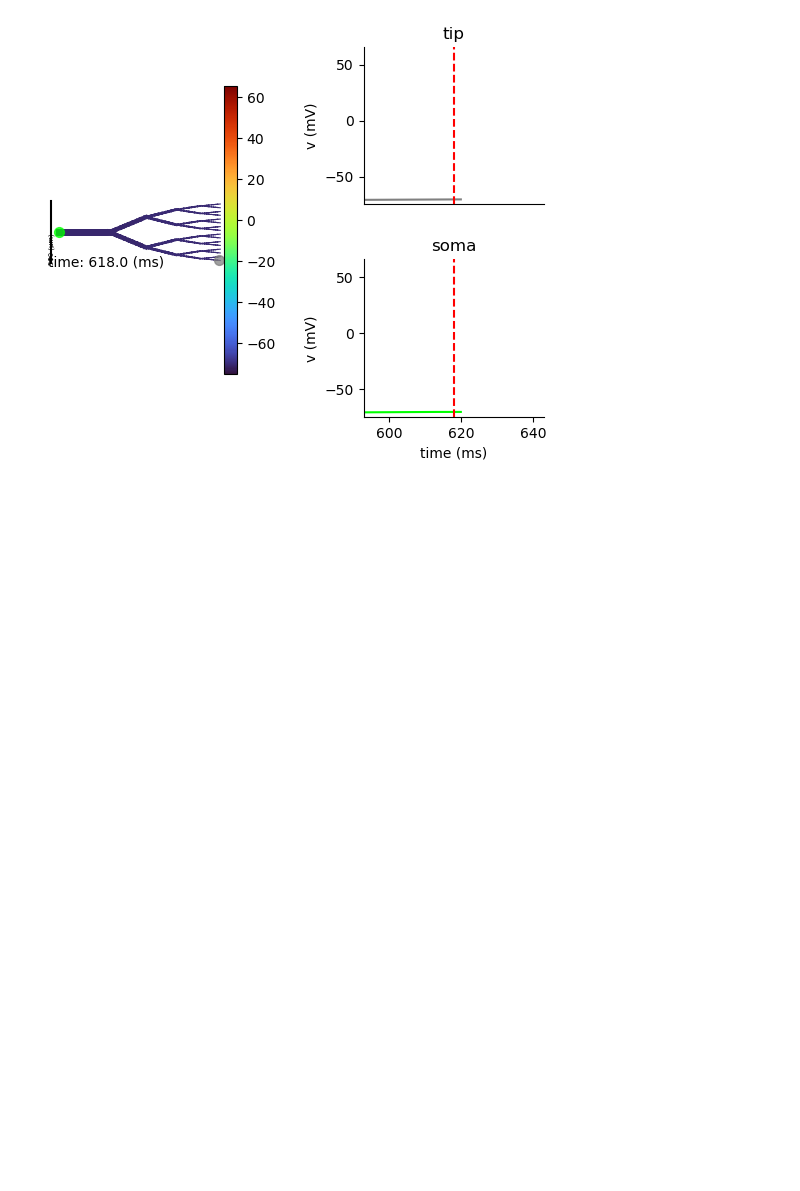
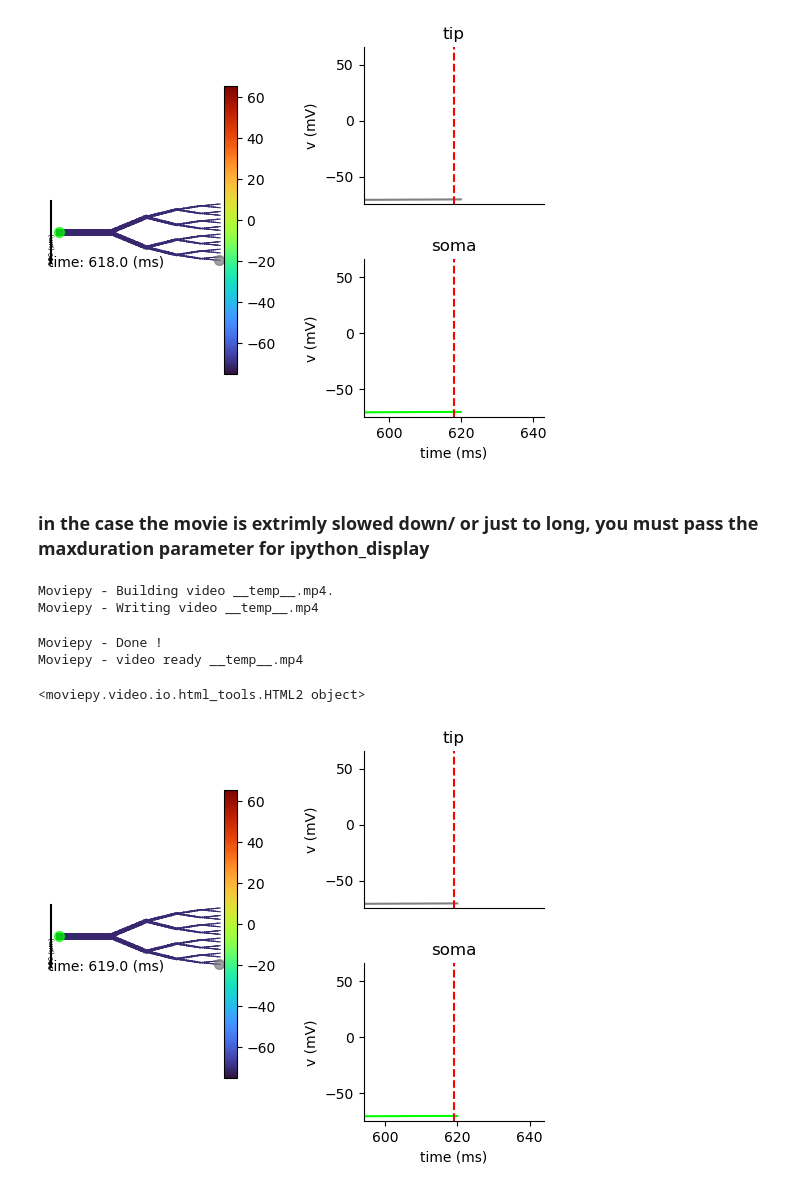
Before and after one commit to YoniLeibner/Neuron_analysis_tool, a Jupyter notebook: Neuron_analysis_tool/example Rall model.ipynb, the cells around one changed output. Cells and saved outputs as stored; diff of their text form; code cells hidden in the pictures; blank space fills up the shorter version.

```diff
--- a/Neuron_analysis_tool/example Rall model.ipynb
+++ b/Neuron_analysis_tool/example Rall model.ipynb
@@ -116,3 +140,18 @@ Moviepy - Done !
 Moviepy - video ready __temp__.mp4
 <moviepy.video.io.html_tools.HTML2 object>
 [figure]
+# %% [markdown]
+### in the case the movie is extrimly slowed down/ or just to long, you must pass the maxduration parameter for ipython_display
+# %%
+record_dict = analyser.record_protocol(cut_start_ms=1000.0, record_name='v')
+animation = analyser.create_movie_from_rec(records=record_dict, slow_down_factor=100,
+                                           func_for_missing_frames=np.max, theta=-90, diam_factor=0.5,
+                                           show_records_from=show_records_from)
+animation.ipython_display(fps=10, loop=True, autoplay=True, maxduration=animation.duration+10)
+# %% [output]
+Moviepy - Building video __temp__.mp4.
+Moviepy - Writing video __temp__.mp4
+Moviepy - Done !
+Moviepy - video ready __temp__.mp4
+<moviepy.video.io.html_tools.HTML2 object>
+[figure, added]
```
Also changed, not shown: parts of 14 cells of this notebook, 12 other files.
